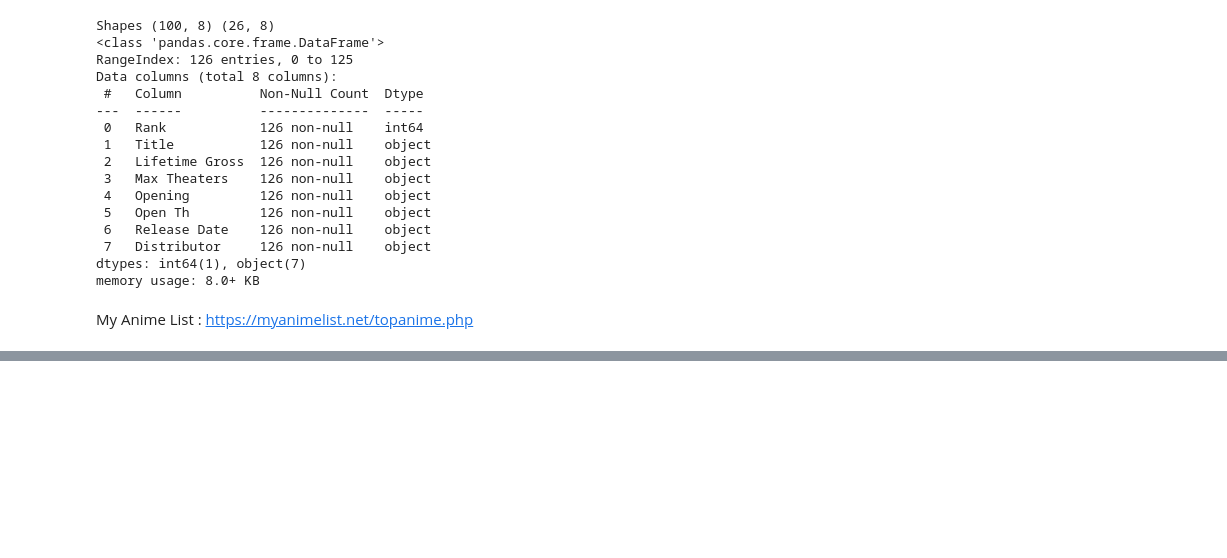
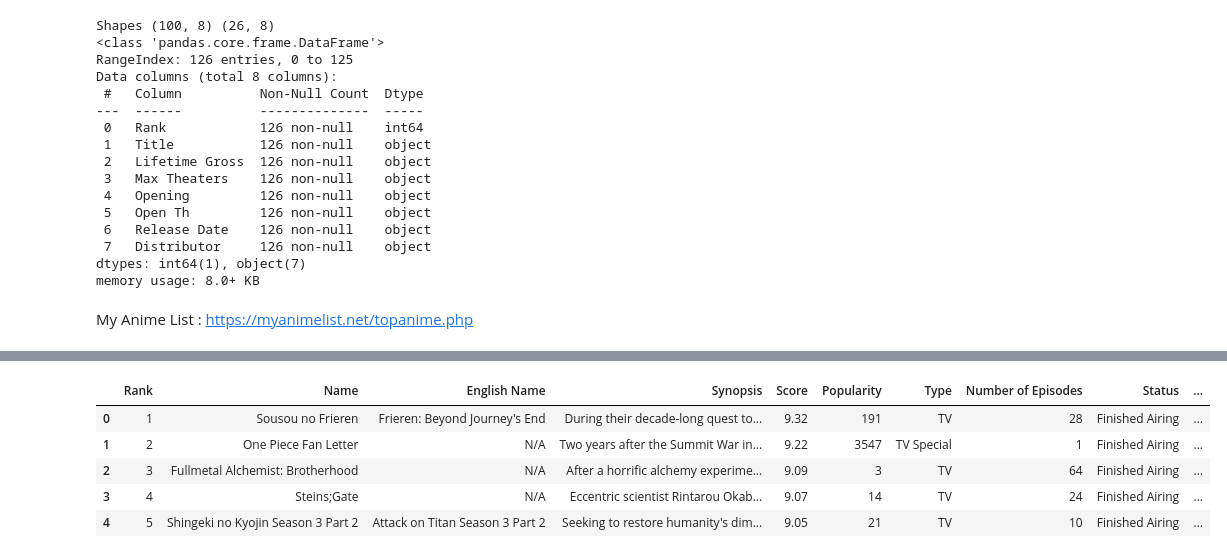
Before and after one commit to ArushiG11/Anime-Data-Analysis, a Jupyter notebook: Anime_Dataset.ipynb, the cells around one changed output, grey strips where cells are left out. Saved outputs shown, nothing was run; the diff lists cells and outputs as text; code cells hidden in the pictures; blank space fills up the shorter version.

```diff
--- a/Anime_Dataset.ipynb
+++ b/Anime_Dataset.ipynb
@@ -234,0 +279,37 @@ df_mal.to_csv(os.path.join('data','MyAnimeList.csv'), encoding='utf-8-sig')
+# %%
+def clean_mal_data(df_mal):
+    """Clean and preprocess MyAnimeList data"""
+    df_mal_clean = df_mal.copy()
+
+    # Clean episode numbers
+    df_mal_clean['Number of Episodes'] = df_mal_clean['Number of Episodes'].replace('Unknown', '0')
+    df_mal_clean['Number of Episodes'] = pd.to_numeric(df_mal_clean['Number of Episodes'], errors='coerce')
+
+    # Extract year from Aired column
+    def extract_year(aired_str):
+        try:
+            if pd.isna(aired_str) or aired_str == 'N/A':
+                return np.nan
+            # Extract first year mentioned
+            year = aired_str.split(',')[0].split(' ')[-1]
+            return int(year) if year.isdigit() else np.nan
+        except:
+            return np.nan
+
+    df_mal_clean['Year'] = df_mal_clean['Aired'].apply(extract_year)
+
+    # Clean Members column
+    df_mal_clean['Members'] = df_mal_clean['Members'].str.replace(',', '').astype(float)
+
+    return df_mal_clean
+# %%
+df_mal_clean = clean_mal_data(df_mal)
+# %%
+df_mal_clean.head()
+# %% [output]
+|  | Rank | Name | English Name | Synopsis | Score | Popularity | Type | Number of Episodes | Status | ... |
+| 0 | 1 | Sousou no Frieren | Frieren: Beyond Journey's End | During their decade-long quest to... | 9.32 | 191 | TV | 28 | Finished Airing | ... |
+| 1 | 2 | One Piece Fan Letter | N/A | Two years after the Summit War in... | 9.22 | 3547 | TV Special | 1 | Finished Airing | ... |
+| 2 | 3 | Fullmetal Alchemist: Brotherhood | N/A | After a horrific alchemy experime... | 9.09 | 3 | TV | 64 | Finished Airing | ... |
+| 3 | 4 | Steins;Gate | N/A | Eccentric scientist Rintarou Okab... | 9.07 | 14 | TV | 24 | Finished Airing | ... |
+| 4 | 5 | Shingeki no Kyojin Season 3 Part 2 | Attack on Titan Season 3 Part 2 | Seeking to restore humanity's dim... | 9.05 | 21 | TV | 10 | Finished Airing | ... |
```
Also changed, not shown: parts of 6 cells of this notebook.
